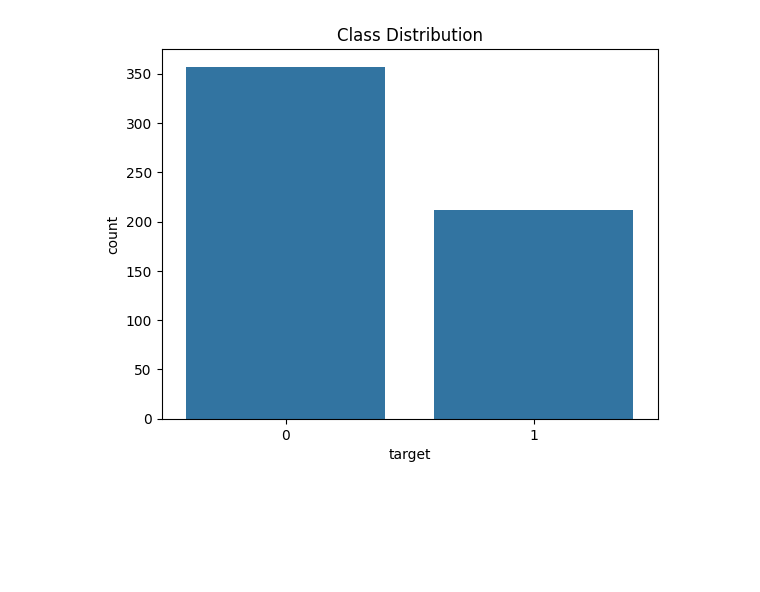
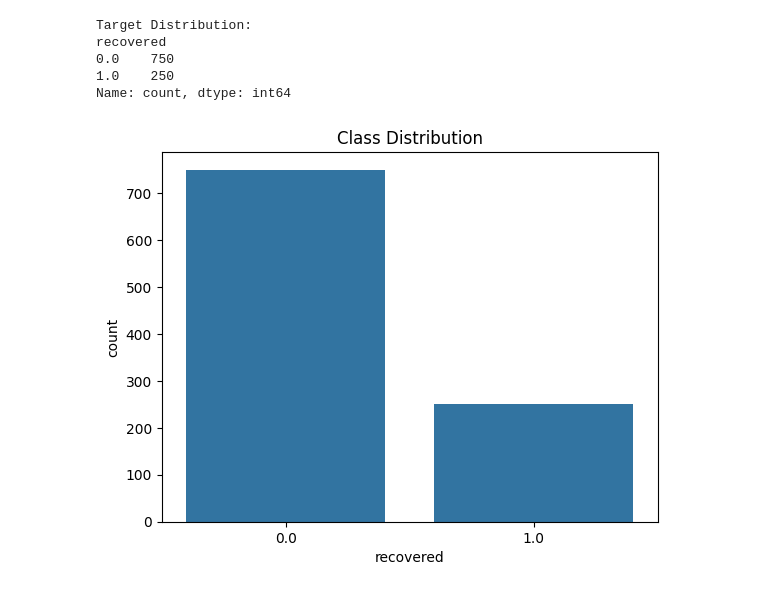
Before and after one commit to MathusiganSenthan/machine-learning-Group-Pro, a Jupyter notebook: IT22569318.ipynb, the cells around one changed output. Cells and saved outputs as stored; diff of their text form; code cells hidden in the pictures; blank space fills up the shorter version.

```diff
--- a/IT22569318.ipynb
+++ b/IT22569318.ipynb
@@ -23,7 +26,8 @@ import joblib
 # 2. Load Dataset
 # -------------------------------
 # If using Colab: upload your data.csv first
-df = pd.read_csv('/content/drive/MyDrive/Python /IT4010-ML/Assignment/data.csv')
+df = pd.read_csv('/content/drive/MyDrive/Python /IT4010-ML/Assignment/COVID-19_RECOVERY_DATASET.csv')
+df = df.iloc[:1000]
 
 # Preview dataset
 print("Dataset Preview:")
@@ -51,15 +55 @@ memory usage: 146.8+ KB
 None
-# %%
-# -------------------------------
-# 3. Preprocessing
-# -------------------------------
-# Drop unnecessary columns
-df = df.drop(['id', 'Unnamed: 32'], axis=1)
-
-# Encode target: M = Malignant (1), B = Benign (0)
-df['target'] = df['diagnosis'].map({'M': 1, 'B': 0})
-df = df.drop('diagnosis', axis=1)
-
-# Check target distribution
-print("\nTarget Distribution:")
-print(df['target'].value_counts())
@@ -71,0 +56,26 @@ Name: count, dtype: int64
+# %%
+# -------------------------------
+# 3. Preprocessing
+# -------------------------------
+
+# Drop mostly-identifiers or irrelevant columns
+drop_cols = ['patient_id', 'country', 'region/state', 'date_reported', 'date_of_recovery', 'date_of_death',
+             'hospital_name', 'doctor_assigned', 'source_url', 'death' ]
+df.drop(columns=drop_cols, inplace=True, errors='ignore')
+
+# Fill missing categorical values with 'Unknown'
+categorical_cols = df.select_dtypes(include='object').columns
+for col in categorical_cols:
+    df[col].fillna('Unknown', inplace=True)
+
+# Fill missing numerical values with median
+numerical_cols = df.select_dtypes(include=['int64', 'float64']).columns
+imputer = SimpleImputer(strategy='median')
+df[numerical_cols] = imputer.fit_transform(df[numerical_cols])
+
+# Encode categorical features
+le_dict = {}
+for col in categorical_cols:
+    le = LabelEncoder()
+    df[col] = le.fit_transform(df[col])
+    le_dict[col] = le  # save encoder if needed later
@@ -72,10 +89,21 @@ Name: count, dtype: int64
+# %%
+# Check target distribution
+# Removed df['target'] = df['recovered'] to avoid duplicate target columns
+print("\nTarget Distribution:")
+print(df['recovered'].value_counts()) # Changed to use 'recovered' directly
+# %% [output]
+Target Distribution:
+recovered
+0.0    750
+1.0    250
+Name: count, dtype: int64
 # %%
 # -------------------------------
 # 4. Exploratory Data Analysis
 # -------------------------------
 # Class distribution
-sns.countplot(x='target', data=df)
+sns.countplot(x='recovered', data=df) # Changed 'target' to 'recovered'
 plt.title("Class Distribution")
 plt.show()
 # %% [output]
-[figure, old version]
+[figure, new version]
```
Also changed, not shown: parts of 17 cells of this notebook.
